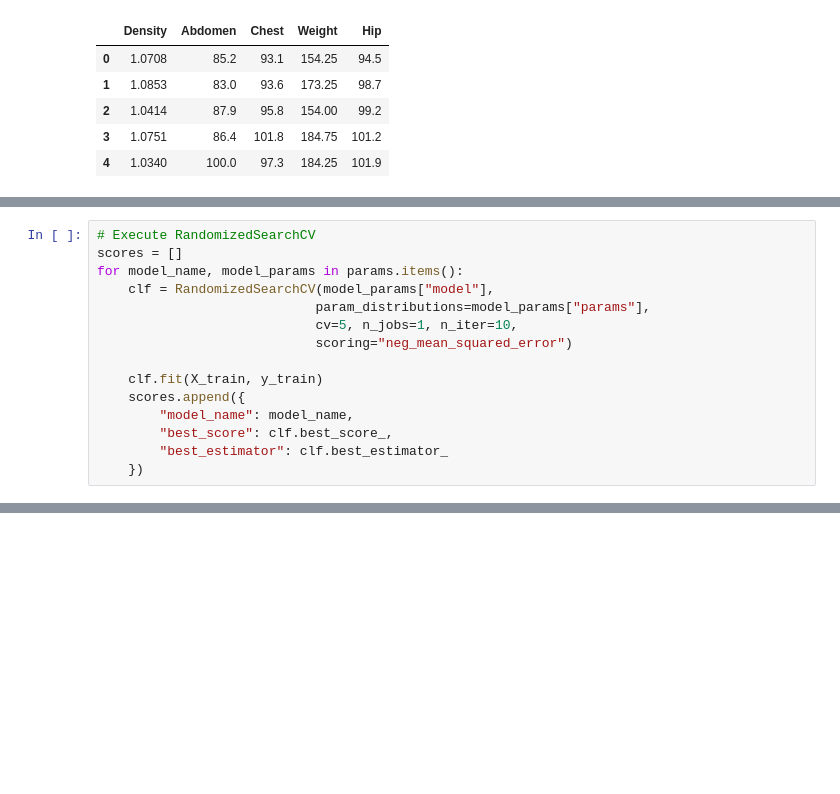
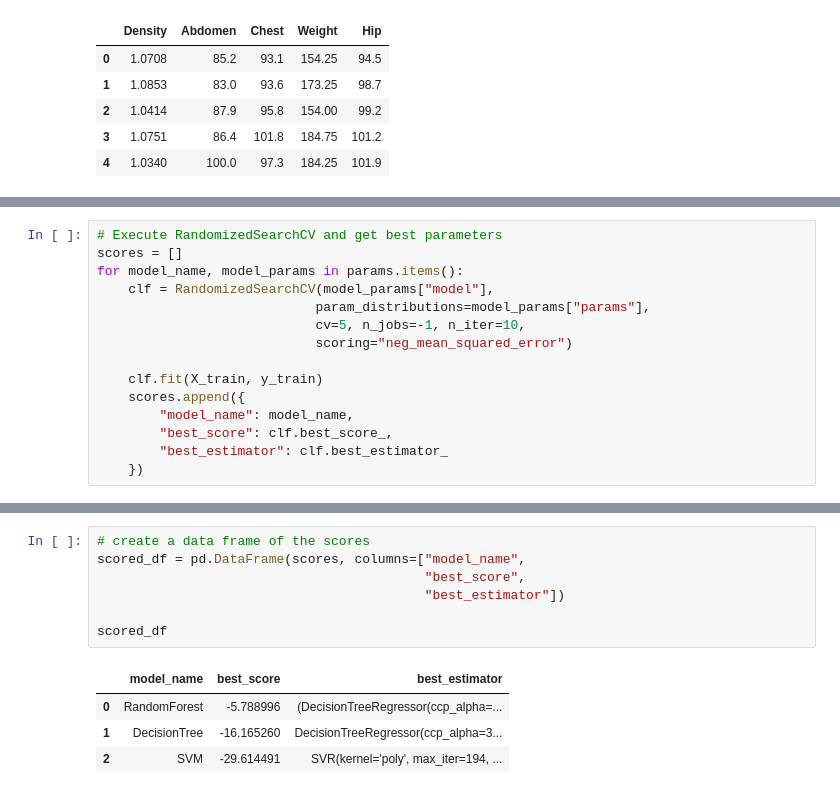
Before and after one commit to lawalsegun2025/body_fat_estimator, a Jupyter notebook: body_fat_predictor.ipynb, the cells around one changed output, grey strips where cells are left out. Drawn from its saved outputs; the diff is of its cells as text; blank space fills up the shorter version.

Commit message:
view scores

```diff
--- a/body_fat_predictor.ipynb
+++ b/body_fat_predictor.ipynb
@@ -545,15 +424,0 @@ params = {
-# %%
-# Execute RandomizedSearchCV
-scores = []
-for model_name, model_params in params.items():
-    clf = RandomizedSearchCV(model_params["model"],
-                            param_distributions=model_params["params"],
-                            cv=5, n_jobs=1, n_iter=10,
-                            scoring="neg_mean_squared_error")
-
-    clf.fit(X_train, y_train)
-    scores.append({
-        "model_name": model_name,
-        "best_score": clf.best_score_,
-        "best_estimator": clf.best_estimator_
-    })
@@ -559,0 +545,15 @@ for model_name, model_params in params.items():
+# %%
+# Execute RandomizedSearchCV and get best parameters
+scores = []
+for model_name, model_params in params.items():
+    clf = RandomizedSearchCV(model_params["model"],
+                            param_distributions=model_params["params"],
+                            cv=5, n_jobs=-1, n_iter=10,
+                            scoring="neg_mean_squared_error")
+
+    clf.fit(X_train, y_train)
+    scores.append({
+        "model_name": model_name,
+        "best_score": clf.best_score_,
+        "best_estimator": clf.best_estimator_
+    })
@@ -559,0 +578,12 @@ for model_name, model_params in params.items():
+# %%
+# create a data frame of the scores
+scored_df = pd.DataFrame(scores, columns=["model_name",
+                                          "best_score",
+                                          "best_estimator"])
+
+scored_df
+# %% [output]
+|  | model_name | best_score | best_estimator |
+| 0 | RandomForest | -5.788996 | (DecisionTreeRegressor(ccp_alpha=... |
+| 1 | DecisionTree | -16.165260 | DecisionTreeRegressor(ccp_alpha=3... |
+| 2 | SVM | -29.614491 | SVR(kernel='poly', max_iter=194, ... |
```
Also changed, not shown: parts of 36 cells of this notebook.
